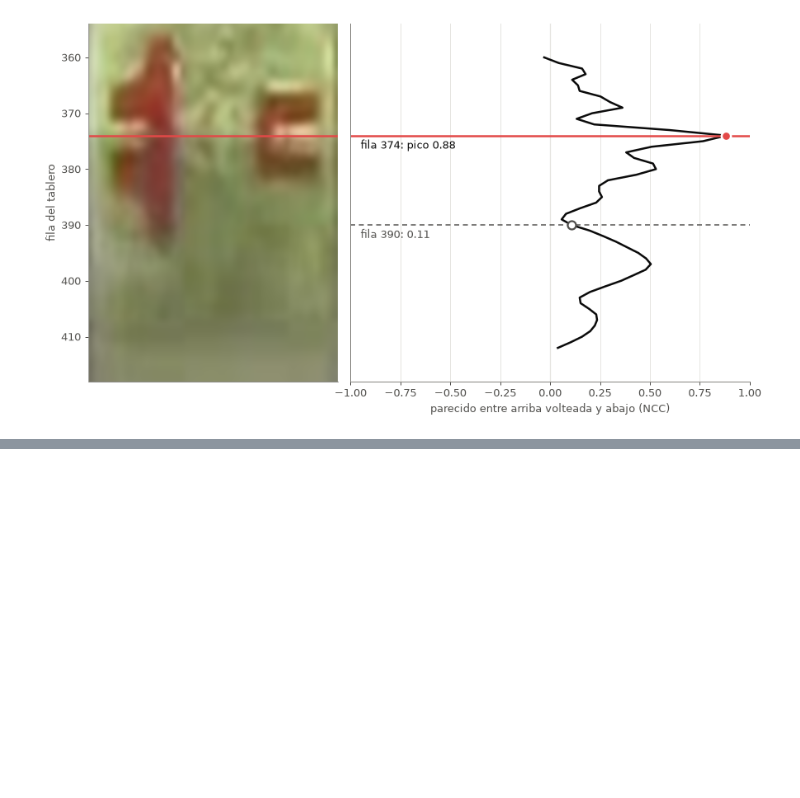
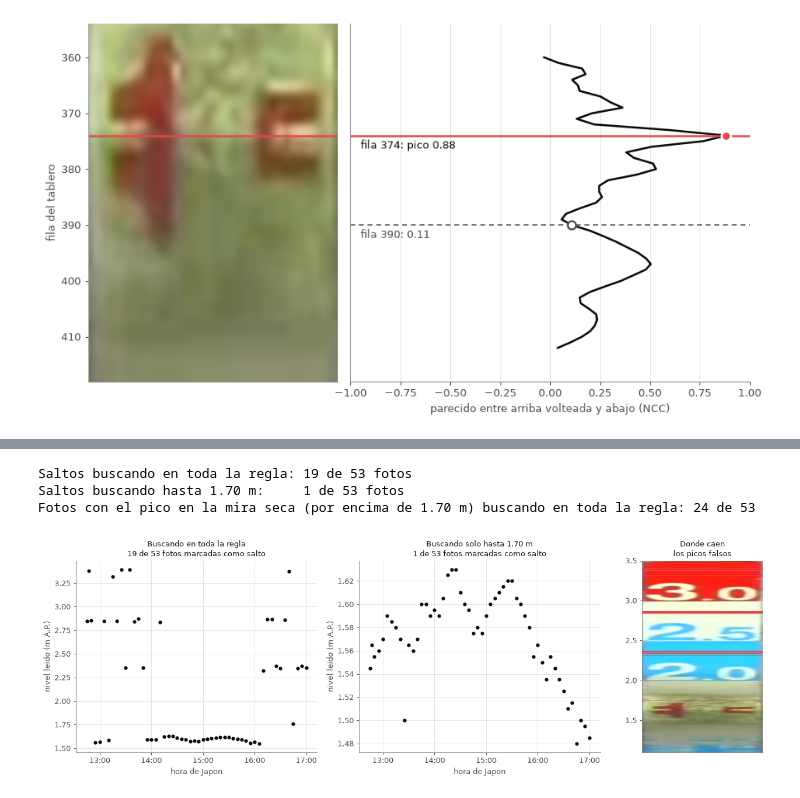
Before and after one commit to SCaballero427/medicion-de-nivel-en-canales-abiertos, a Jupyter notebook: 01_meguro_algoritmo_basico/01_meguro_algoritmo_basico.ipynb, the cells around one changed output, grey strips where cells are left out. Drawn from its saved outputs; the diff is of its cells as text; code cells hidden in the pictures; blank space fills up the shorter version.

```diff
--- a/01_meguro_algoritmo_basico/01_meguro_algoritmo_basico.ipynb
+++ b/01_meguro_algoritmo_basico/01_meguro_algoritmo_basico.ipynb
@@ -556,0 +588,34 @@ Foto de las 14:20: fila 374 del tablero, parecido 0.88
+# %%
+SALTO_CM = 3.0     # solo para contar saltos: el metodo basico no filtra nada
+
+
+def marcar_saltos(serie):
+    m = np.array([np.median(serie[max(i - 3, 0):i + 4]) for i in range(len(serie))])
+    return np.abs(serie - m) > SALTO_CM
+
+
+Rs = {a: T.enderezar(gris(imgs[a])) for a in fotos}
+serie_toda = np.array([T.nivel_de(espejo(Rs[a], nivel_max=NIVEL_SUP)[0]) for a in fotos])
+serie_rango = np.array([T.nivel_de(espejo(Rs[a])[0]) for a in fotos])
+horas = np.array([hora_de(a) for a in fotos])
+
+fig, ax = plt.subplots(1, 3, figsize=(14, 4.8), gridspec_kw={"width_ratios": [1.2, 1.2, 0.6]})
+for a, serie, titulo in [(ax[0], serie_toda, "Buscando en toda la regla"), (ax[1], serie_rango, "Buscando solo hasta 1.70 m")]:
+    a.plot(horas, serie / 100, "o", ms=4, color=TINTA)
+    a.set_title("%s\n%d de %d fotos marcadas como salto" % (titulo, marcar_saltos(serie).sum(), n), color=TINTA, fontsize=10.5)
+    a.xaxis.set_major_formatter(mdates.DateFormatter("%H:%M")); a.xaxis.set_major_locator(mdates.HourLocator())
+    a.grid(color=REJILLA, lw=0.8); a.set_axisbelow(True); a.set_ylabel("nivel leido (m A.P.)"); a.set_xlabel("hora de Japon")
+ax[2].imshow(rgb(tablero), extent=[0, ANCHO, alto_total, 0], aspect="auto", interpolation="bicubic")
+for nivel in np.unique(np.round(serie_toda[serie_toda > NIVEL_MAX_AGUA])):
+    ax[2].axhline(T.fila_de(nivel), color=ROJO, lw=0.9)
+ax[2].set_xticks([]); ax[2].set_yticks([T.fila_de(c) for c in niveles]); ax[2].set_yticklabels(["%.1f" % (c / 100) for c in niveles])
+ax[2].set_title("Donde caen\nlos picos falsos", color=TINTA, fontsize=10.5)
+plt.tight_layout()
+print("Saltos buscando en toda la regla: %d de %d fotos" % (marcar_saltos(serie_toda).sum(), n))
+print("Saltos buscando hasta 1.70 m:     %d de %d fotos" % (marcar_saltos(serie_rango).sum(), n))
+print("Fotos con el pico en la mira seca (por encima de 1.70 m) buscando en toda la regla: %d de %d" % ((serie_toda > NIVEL_MAX_AGUA).sum(), n))
+# %% [output]
+Saltos buscando en toda la regla: 19 de 53 fotos
+Saltos buscando hasta 1.70 m:     1 de 53 fotos
+Fotos con el pico en la mira seca (por encima de 1.70 m) buscando en toda la regla: 24 de 53
+[figure, added]
```
Also changed, not shown: parts of 3 cells of this notebook.
